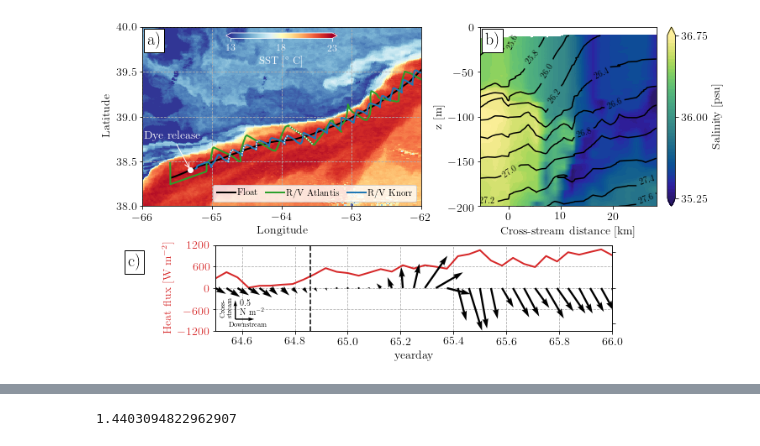
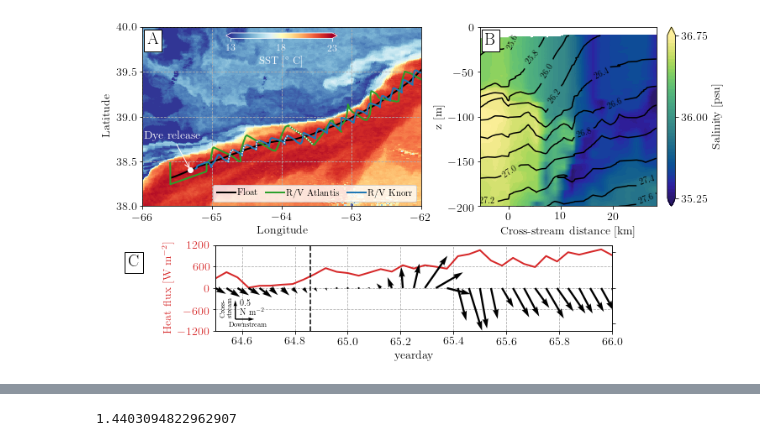
Before and after one commit to wenegrat/LATMIXDYE, a Jupyter notebook: SSTMapFigure1_Notebook.ipynb, the cells around one changed output, grey strips where cells are left out. Cells and saved outputs as stored; diff of their text form; code cells hidden in the pictures.

```diff
--- a/SSTMapFigure1_Notebook.ipynb
+++ b/SSTMapFigure1_Notebook.ipynb
@@ -174,7 +325,7 @@ cb.set_ticks([tliml, (tlimh-tliml)/2+tliml, tlimh])
 cb.ax.xaxis.set_tick_params(color='w')
 cb.ax.tick_params(labelsize=12)
 plt.setp(plt.getp(cb.ax.axes, 'xticklabels'), color='w') # set colorbar
-axsst.text( -65.93, 39.8 ,'a)', color='k', size=20, bbox=dict(facecolor='w', edgecolor='k'))
+axsst.text( -65.93, 39.8 ,'A', color='k', size=20, bbox=dict(facecolor='w', edgecolor='k'))
 #plt.colorbar(isst, cax = axsst)
 axsst.set_xlim(-66, -62)
 axsst.set_ylim(38, 40)
@@ -199,7 +350,7 @@ axflux.tick_params(axis='y', labelcolor=color)
 axflux.set_yticks([-1200, -600, 0, 600, 1200])
 axflux.set_xlabel('yearday')
 axflux.axvline(64.86, color='k', linestyle='--')
-axflux.text( -0.22, 0.75 ,'c)', color='k', size=20, bbox=dict(facecolor='w', edgecolor='k'),transform=axflux.transAxes )
+axflux.text( -0.22, 0.75 ,'C', color='k', size=20, bbox=dict(facecolor='w', edgecolor='k'),transform=axflux.transAxes )
 
 axwind = axflux.twinx()
 axwind.set_yticklabels([])
@@ -218,33 +369,33 @@ axwind.text(64.91-off, -1110, 'Downstream', fontsize=8, rotation=0, bbox=dict(bo
 
 axwind.set_ylim(-1200, 1200)
 
 
 
 # SALINITY SECTION
 axSal = plt.subplot2grid((20,cols), (0,4), colspan=cols-4, rowspan=12)
 
 cmapsal = cmo.haline
 #cmapsal = 'RdYlBu_r'
 conts = np.linspace(35.25, 36.75, 50)
 im = axSal.contourf(sectdistA, zA, salA, conts, extend='both',cmap=cmapsal)
 for c in im.collections:
     c.set_edgecolor("face")
 cb = plt.colorbar(im, ax=axSal)
 cb.set_ticks((conts[0], 36, conts[-1]))
 cb.solids.set_edgecolor("face")
 cb.set_label('Salinity [psu]')
 
 rhoc = np.linspace(1025, 1028, 16)
 cs = axSal.contour(sectdistA, zA, rhoA-1000, rhoc-1000, colors='k')
 axSal.clabel(cs, cs.levels[::1], inline=1, fontsize=10, fmt='%1.1f')
 axSal.set_ylim((-200, 0))
 axSal.set_ylabel('z [m]')
 axSal.set_xlabel('Cross-stream distance [km]')
 #axSal.axvline(sectdistA[14])
-axSal.text( -4.5, -20 ,'b)', color='k', size=20, bbox=dict(facecolor='w', edgecolor='k'))
+axSal.text( -4.5, -20 ,'B', color='k', size=20, bbox=dict(facecolor='w', edgecolor='k'))
 
 plt.subplots_adjust(wspace=1, hspace=1)
 
-#plt.savefig('/data/pacific/jacob/LATMIXDYE/NEWFIGS/ObsOverview.pdf', bbox_inches='tight')
+#plt.savefig('/data/pacific/jacob/LATMIXDYE/NEWFIGS/ObsOverview_Rev.pdf', bbox_inches='tight')
 # %% [output]
-[figure, old version]
+[figure, new version]
```
Also changed, not shown: parts of 2 cells of this notebook, 1 other file.
